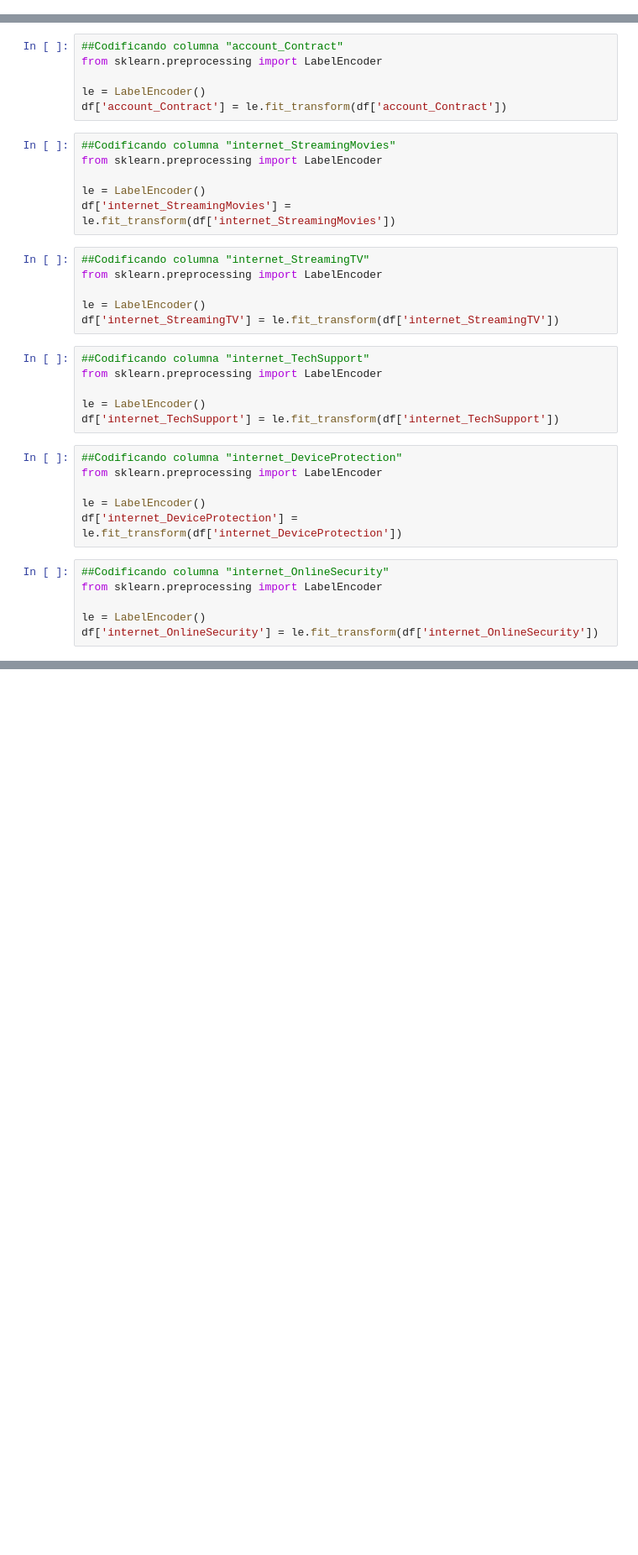
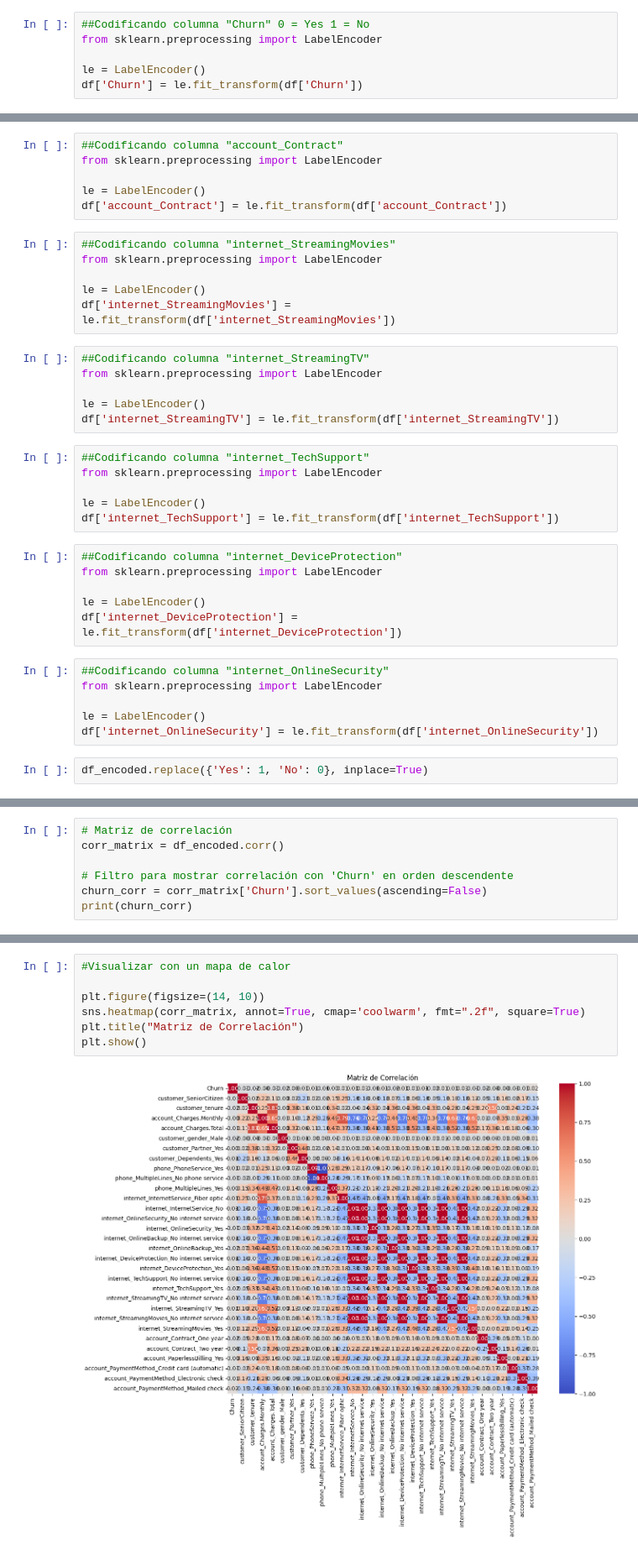
Before and after one commit to adicu7/ChallengeTelecom2, a Jupyter notebook: ChallengePartDosT.ipynb, the cells around one changed output, grey strips where cells are left out. Shown at 84% size. Saved outputs shown, nothing was run; the diff lists cells and outputs as text; blank space fills up the shorter version.

```diff
--- a/ChallengePartDosT.ipynb
+++ b/ChallengePartDosT.ipynb
@@ -212,6 +198,12 @@ from sklearn.model_selection import train_test_split
 X_train, X_test, y_train, y_test = train_test_split(
     X, y, test_size=0.2, random_state=42, stratify=y
 )
+# %%
+##Codificando columna "Churn" 0 = Yes 1 = No
+from sklearn.preprocessing import LabelEncoder
+
+le = LabelEncoder()
+df['Churn'] = le.fit_transform(df['Churn'])
 # %%
 #Normalización (escalado) de variables numéricas
 from sklearn.preprocessing import StandardScaler
@@ -315,6 +312,8 @@ from sklearn.preprocessing import LabelEncoder
 
 le = LabelEncoder()
 df['internet_OnlineSecurity'] = le.fit_transform(df['internet_OnlineSecurity'])
+# %%
+df_encoded.replace({'Yes': 1, 'No': 0}, inplace=True)
 # %%
 df.head()
 # %% [output]
@@ -363,0 +348,7 @@ Name: proportion, dtype: float64
+# %%
+# Matriz de correlación
+corr_matrix = df_encoded.corr()
+
+# Filtro para mostrar correlación con 'Churn' en orden descendente
+churn_corr = corr_matrix['Churn'].sort_values(ascending=False)
+print(churn_corr)
@@ -363,0 +373,9 @@ Name: proportion, dtype: float64
+# %%
+#Visualizar con un mapa de calor
+
+plt.figure(figsize=(14, 10))
+sns.heatmap(corr_matrix, annot=True, cmap='coolwarm', fmt=".2f", square=True)
+plt.title("Matriz de Correlación")
+plt.show()
+# %% [output]
+[figure, added]
```
Also changed, not shown: parts of 40 cells of this notebook.
